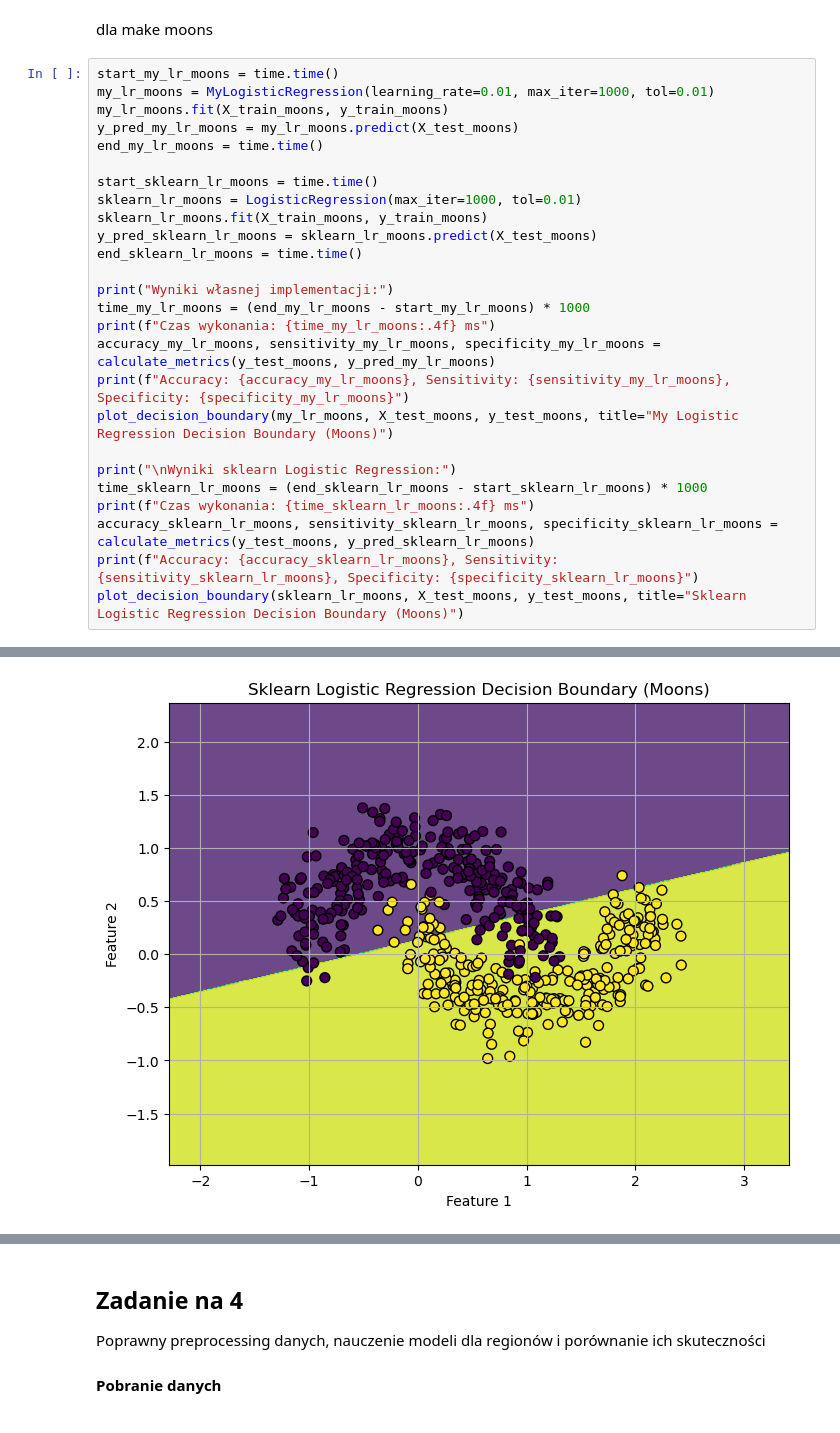
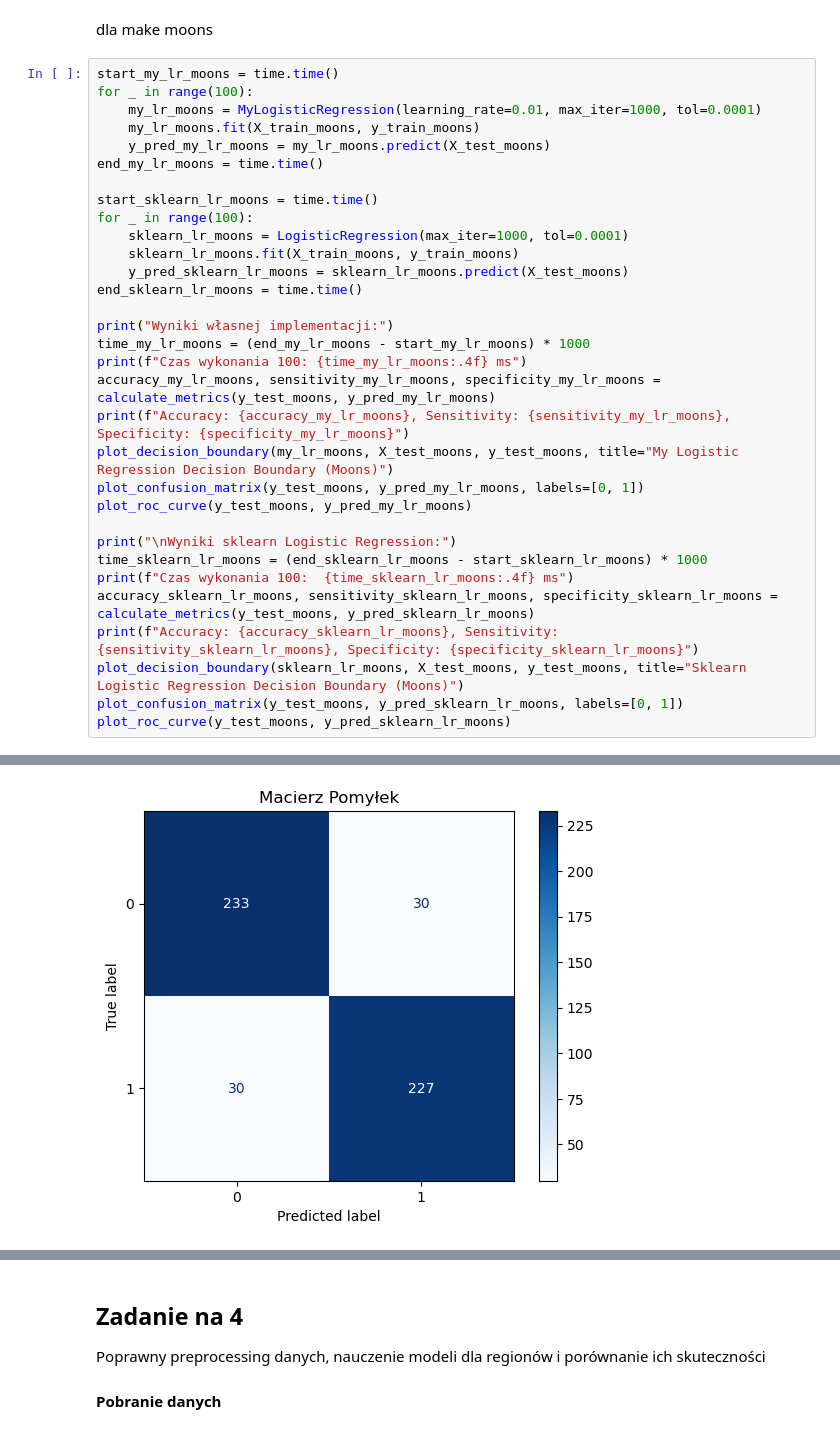
Before and after one commit to Lecrut/ai-ml_studies, a Jupyter notebook: pum/3_259199_Filip_Lecrut.ipynb, the cells around one changed output, grey strips where cells are left out. Saved outputs shown, nothing was run; the diff lists cells and outputs as text.

```diff
--- a/pum/3_259199_Filip_Lecrut.ipynb
+++ b/pum/3_259199_Filip_Lecrut.ipynb
@@ -197,29 +209,35 @@ Accuracy: 0.8923076923076924, Sensitivity: 0.9042145593869731, Specificity: 0.88
 dla make moons
 # %%
 start_my_lr_moons = time.time()
-my_lr_moons = MyLogisticRegression(learning_rate=0.01, max_iter=1000, tol=0.01)
-my_lr_moons.fit(X_train_moons, y_train_moons)
-y_pred_my_lr_moons = my_lr_moons.predict(X_test_moons)
+for _ in range(100):
+    my_lr_moons = MyLogisticRegression(learning_rate=0.01, max_iter=1000, tol=0.0001)
+    my_lr_moons.fit(X_train_moons, y_train_moons)
+    y_pred_my_lr_moons = my_lr_moons.predict(X_test_moons)
 end_my_lr_moons = time.time()
 
 start_sklearn_lr_moons = time.time()
-sklearn_lr_moons = LogisticRegression(max_iter=1000, tol=0.01)
-sklearn_lr_moons.fit(X_train_moons, y_train_moons)
-y_pred_sklearn_lr_moons = sklearn_lr_moons.predict(X_test_moons)
+for _ in range(100):
+    sklearn_lr_moons = LogisticRegression(max_iter=1000, tol=0.0001)
+    sklearn_lr_moons.fit(X_train_moons, y_train_moons)
+    y_pred_sklearn_lr_moons = sklearn_lr_moons.predict(X_test_moons)
 end_sklearn_lr_moons = time.time()
 
 print("Wyniki własnej implementacji:")
 time_my_lr_moons = (end_my_lr_moons - start_my_lr_moons) * 1000
-print(f"Czas wykonania: {time_my_lr_moons:.4f} ms")
+print(f"Czas wykonania 100: {time_my_lr_moons:.4f} ms")
 accuracy_my_lr_moons, sensitivity_my_lr_moons, specificity_my_lr_moons = calculate_metrics(y_test_moons, y_pred_my_lr_moons)
 print(f"Accuracy: {accuracy_my_lr_moons}, Sensitivity: {sensitivity_my_lr_moons}, Specificity: {specificity_my_lr_moons}")
 plot_decision_boundary(my_lr_moons, X_test_moons, y_test_moons, title="My Logistic Regression Decision Boundary (Moons)")
+plot_confusion_matrix(y_test_moons, y_pred_my_lr_moons, labels=[0, 1])
+plot_roc_curve(y_test_moons, y_pred_my_lr_moons)
 
 print("\nWyniki sklearn Logistic Regression:")
 time_sklearn_lr_moons = (end_sklearn_lr_moons - start_sklearn_lr_moons) * 1000
-print(f"Czas wykonania: {time_sklearn_lr_moons:.4f} ms")
+print(f"Czas wykonania 100:  {time_sklearn_lr_moons:.4f} ms")
 accuracy_sklearn_lr_moons, sensitivity_sklearn_lr_moons, specificity_sklearn_lr_moons = calculate_metrics(y_test_moons, y_pred_sklearn_lr_moons)
 print(f"Accuracy: {accuracy_sklearn_lr_moons}, Sensitivity: {sensitivity_sklearn_lr_moons}, Specificity: {specificity_sklearn_lr_moons}")
 plot_decision_boundary(sklearn_lr_moons, X_test_moons, y_test_moons, title="Sklearn Logistic Regression Decision Boundary (Moons)")
+plot_confusion_matrix(y_test_moons, y_pred_sklearn_lr_moons, labels=[0, 1])
+plot_roc_curve(y_test_moons, y_pred_sklearn_lr_moons)
 # %% [output]
 Wyniki własnej implementacji:
@@ -227,2 +245,3 @@ Czas wykonania: 8.9982 ms
 Accuracy: 0.8846153846153846, Sensitivity: 0.8832684824902723, Specificity: 0.8859315589353612
 [figure]
+[figure, new version]
@@ -231,2 +251 @@ Czas wykonania: 3.9978 ms
 Accuracy: 0.8788461538461538, Sensitivity: 0.9066147859922179, Specificity: 0.8517110266159695
-[figure, old version]
```
Also changed, not shown: parts of 15 cells of this notebook.
